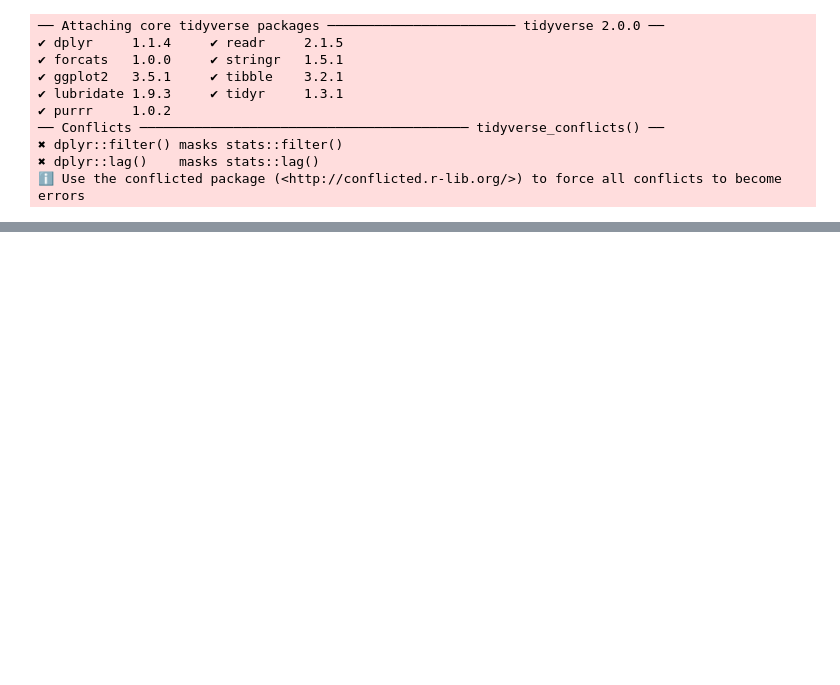
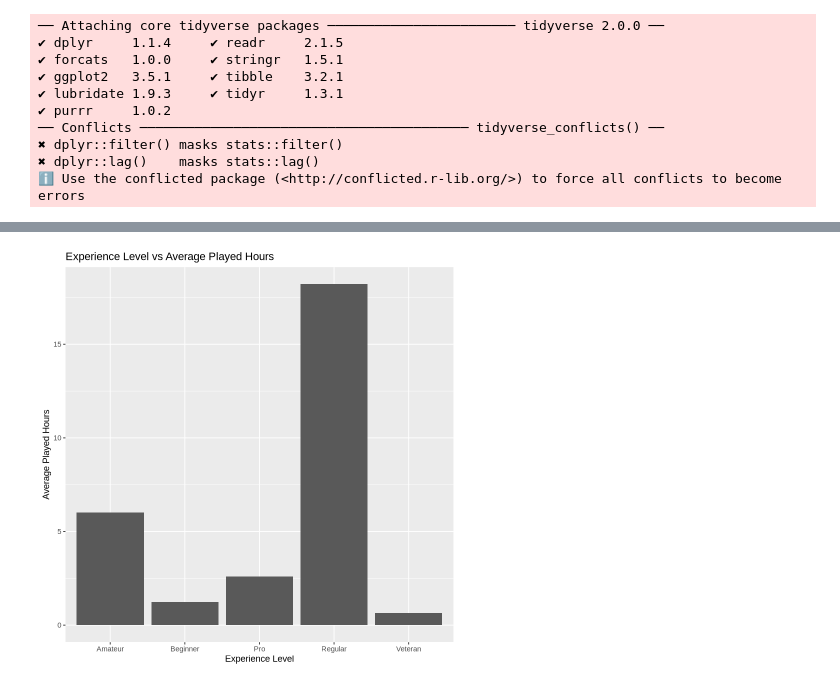
Before and after one commit to danialshaikh13/project_planning, a Jupyter notebook: project.ipynb, the cells around one changed output, grey strips where cells are left out. Drawn from its saved outputs; the diff is of its cells as text; code cells hidden in the pictures; blank space fills up the shorter version.

Commit message:
Visualizations added
I have now added the visualizations to answer my question

```diff
--- a/project.ipynb
+++ b/project.ipynb
@@ -13,3 +13,7 @@ library(ggplot2)
 ✖ dplyr::filter() masks stats::filter()
 ✖ dplyr::lag()    masks stats::lag()
 ℹ Use the conflicted package (<http://conflicted.r-lib.org/>) to force all conflicts to become errors
+# %%
+players_data <- read_csv("data/players.csv")
+sessions_data <- read_csv("data/sessions.csv")
+head(players_data)
@@ -15,0 +77,13 @@ library(ggplot2)
+# %%
+avg_hours <- players_data |>
+  group_by(experience) |>
+  summarise(mean_played_hours = mean(played_hours, na.rm = TRUE))
+
+avg_hours_plot <- ggplot(avg_hours, aes(x = experience, y = mean_played_hours)) +
+  geom_bar(stat = "identity") +
+  labs(x = "Experience Level",
+    y = "Average Played Hours",
+      title = "Experience Level vs Average Played Hours")
+avg_hours_plot
+# %% [output]
+[figure, added]
```
Also changed, not shown: parts of 9 cells of this notebook.
